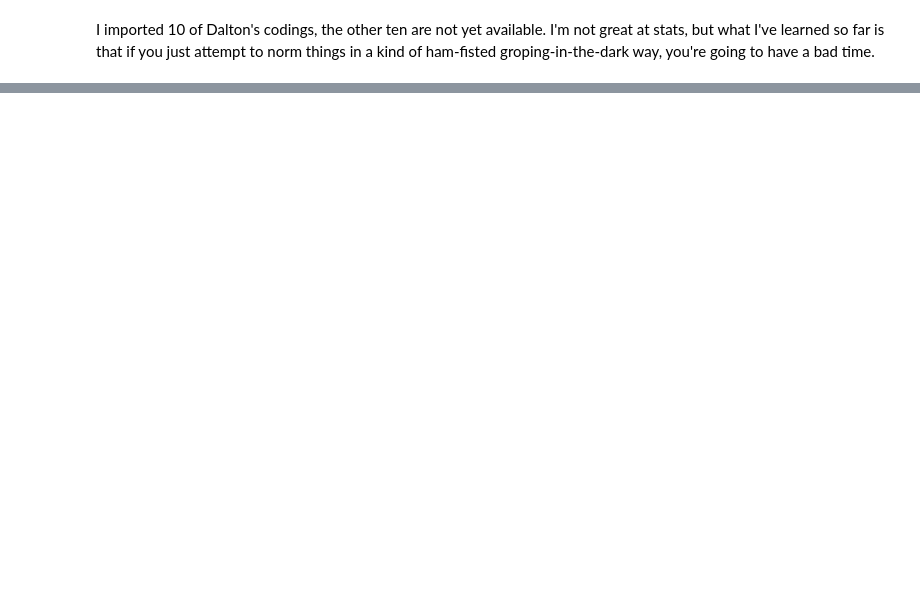
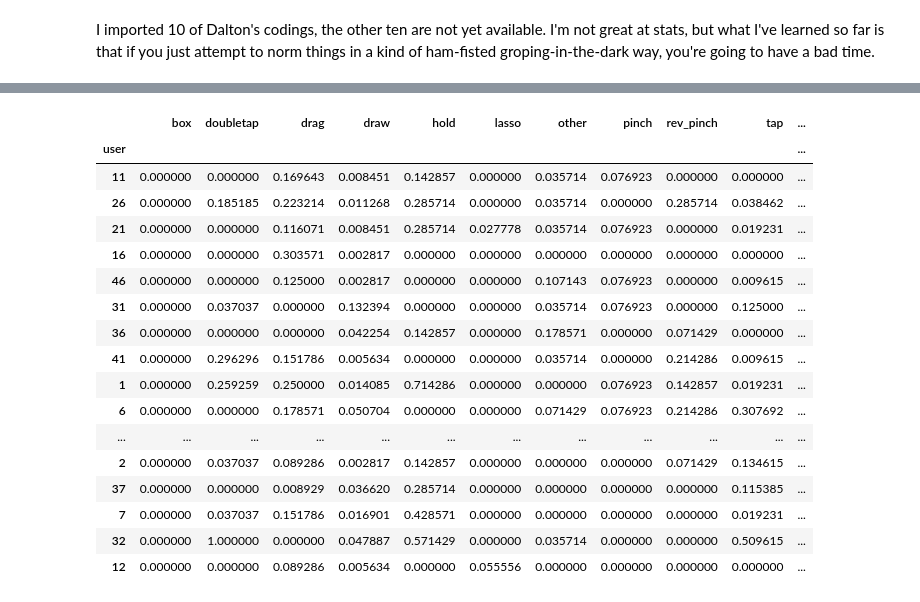
Before and after one commit to ab3nd/TinyRobo, a Jupyter notebook: data/data_analysis.ipynb, the cells around one changed output, grey strips where cells are left out. Saved outputs shown, nothing was run; the diff lists cells and outputs as text; code cells hidden in the pictures; blank space fills up the shorter version.

```diff
--- a/data/data_analysis.ipynb
+++ b/data/data_analysis.ipynb
@@ -746,0 +918,3 @@ I imported 10 of Dalton's codings, the other ten are not yet available. I'm not
+# %%
+normed = no_str/no_str.max()
+normed
@@ -746,0 +940,13 @@ I imported 10 of Dalton's codings, the other ten are not yet available. I'm not
+# %%
+conditions = {}
+for condition in adh.conditionMap.keys():
+    conditions[condition] = [x for x in range(1,52) if x % 5 == adh.conditionMap[condition] ]
+#Now turn it inside out
+users=[]
+cons=[]
+for condition in conditions:
+    for user in conditions[condition]:
+        users.append(user)
+        cons.append(condition)
+conditions_df = pandas.DataFrame({"user":users, "condition":cons})
+conditions_df.set_index("user")
@@ -746,0 +972,25 @@ I imported 10 of Dalton's codings, the other ten are not yet available. I'm not
+# %%
+normed = normed.join(conditions_df).drop("user", axis=1)
+# %%
+normed["condition"] = normed["condition"].astype("category")
+# %%
+normed
+# %% [output]
+|  | box | doubletap | drag | draw | hold | lasso | other | pinch | rev_pinch | tap | ... |
+| user |  |  |  |  |  |  |  |  |  |  | ... |
+| 11 | 0.000000 | 0.000000 | 0.169643 | 0.008451 | 0.142857 | 0.000000 | 0.035714 | 0.076923 | 0.000000 | 0.000000 | ... |
+| 26 | 0.000000 | 0.185185 | 0.223214 | 0.011268 | 0.285714 | 0.000000 | 0.035714 | 0.000000 | 0.285714 | 0.038462 | ... |
+| 21 | 0.000000 | 0.000000 | 0.116071 | 0.008451 | 0.285714 | 0.027778 | 0.035714 | 0.076923 | 0.000000 | 0.019231 | ... |
+| 16 | 0.000000 | 0.000000 | 0.303571 | 0.002817 | 0.000000 | 0.000000 | 0.000000 | 0.000000 | 0.000000 | 0.000000 | ... |
+| 46 | 0.000000 | 0.000000 | 0.125000 | 0.002817 | 0.000000 | 0.000000 | 0.107143 | 0.076923 | 0.000000 | 0.009615 | ... |
+| 31 | 0.000000 | 0.037037 | 0.000000 | 0.132394 | 0.000000 | 0.000000 | 0.035714 | 0.076923 | 0.000000 | 0.125000 | ... |
+| 36 | 0.000000 | 0.000000 | 0.000000 | 0.042254 | 0.142857 | 0.000000 | 0.178571 | 0.000000 | 0.071429 | 0.000000 | ... |
+| 41 | 0.000000 | 0.296296 | 0.151786 | 0.005634 | 0.000000 | 0.000000 | 0.035714 | 0.000000 | 0.214286 | 0.009615 | ... |
+| 1 | 0.000000 | 0.259259 | 0.250000 | 0.014085 | 0.714286 | 0.000000 | 0.000000 | 0.076923 | 0.142857 | 0.019231 | ... |
+| 6 | 0.000000 | 0.000000 | 0.178571 | 0.050704 | 0.000000 | 0.000000 | 0.071429 | 0.076923 | 0.214286 | 0.307692 | ... |
+| ... | ... | ... | ... | ... | ... | ... | ... | ... | ... | ... | ... |
+| 2 | 0.000000 | 0.037037 | 0.089286 | 0.002817 | 0.142857 | 0.000000 | 0.000000 | 0.000000 | 0.071429 | 0.134615 | ... |
+| 37 | 0.000000 | 0.000000 | 0.008929 | 0.036620 | 0.285714 | 0.000000 | 0.000000 | 0.000000 | 0.000000 | 0.115385 | ... |
+| 7 | 0.000000 | 0.037037 | 0.151786 | 0.016901 | 0.428571 | 0.000000 | 0.000000 | 0.000000 | 0.000000 | 0.019231 | ... |
+| 32 | 0.000000 | 1.000000 | 0.000000 | 0.047887 | 0.571429 | 0.000000 | 0.035714 | 0.000000 | 0.000000 | 0.509615 | ... |
+| 12 | 0.000000 | 0.000000 | 0.089286 | 0.005634 | 0.000000 | 0.055556 | 0.000000 | 0.000000 | 0.000000 | 0.000000 | ... |
```
Also changed, not shown: parts of 69 cells of this notebook, 2 other files.
